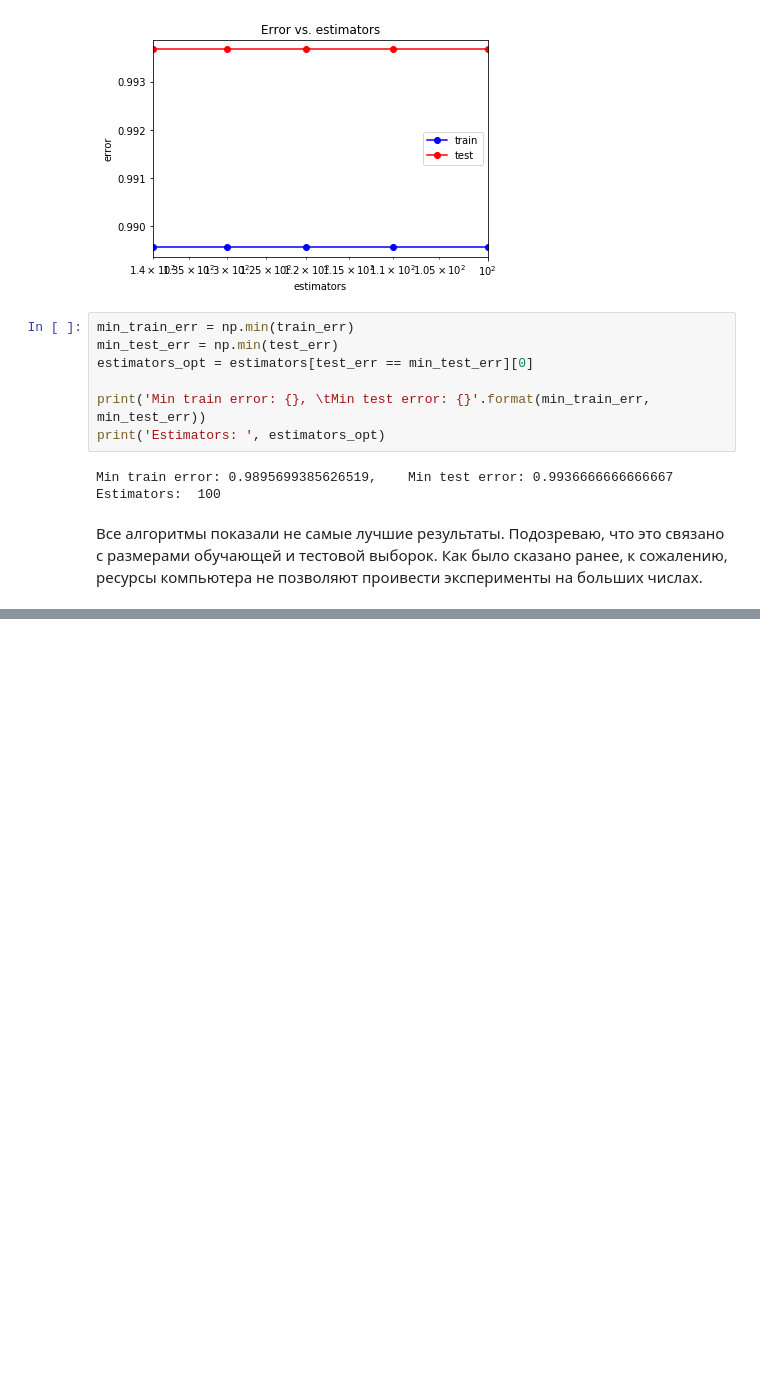
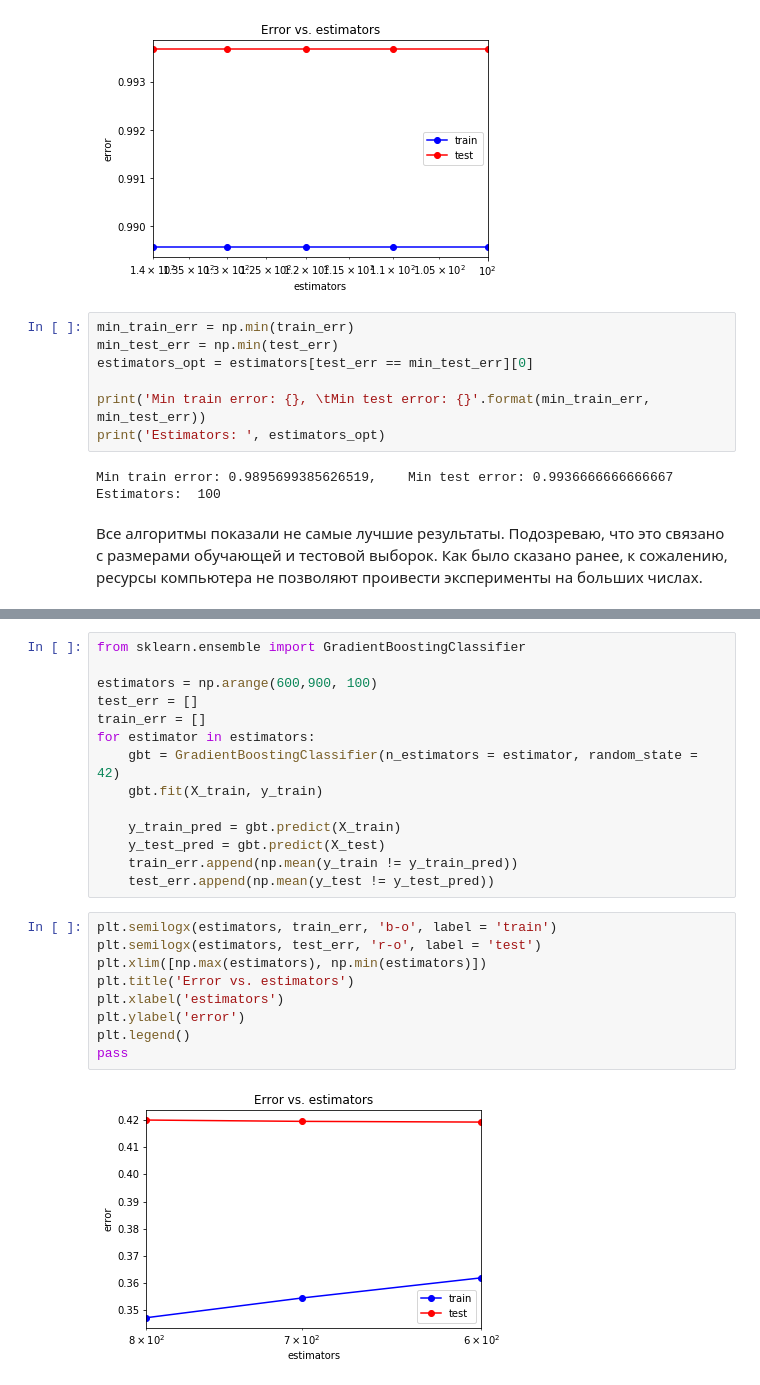
Before and after one commit to AntonGrishin/ML, a Jupyter notebook: core.ipynb, the cells around one changed output, grey strips where cells are left out. Drawn from its saved outputs; the diff is of its cells as text; blank space fills up the shorter version.

```diff
--- a/core.ipynb
+++ b/core.ipynb
@@ -1005,0 +1235,25 @@ Estimators:  100
+# %%
+from sklearn.ensemble import GradientBoostingClassifier
+
+estimators = np.arange(600,900, 100)
+test_err = []
+train_err = []
+for estimator in estimators:
+    gbt = GradientBoostingClassifier(n_estimators = estimator, random_state = 42)
+    gbt.fit(X_train, y_train)
+
+    y_train_pred = gbt.predict(X_train)
+    y_test_pred = gbt.predict(X_test)
+    train_err.append(np.mean(y_train != y_train_pred))
+    test_err.append(np.mean(y_test != y_test_pred))
+# %%
+plt.semilogx(estimators, train_err, 'b-o', label = 'train')
+plt.semilogx(estimators, test_err, 'r-o', label = 'test')
+plt.xlim([np.max(estimators), np.min(estimators)])
+plt.title('Error vs. estimators')
+plt.xlabel('estimators')
+plt.ylabel('error')
+plt.legend()
+pass
+# %% [output]
+[figure, added]
```
Also changed, not shown: parts of 21 cells of this notebook.
